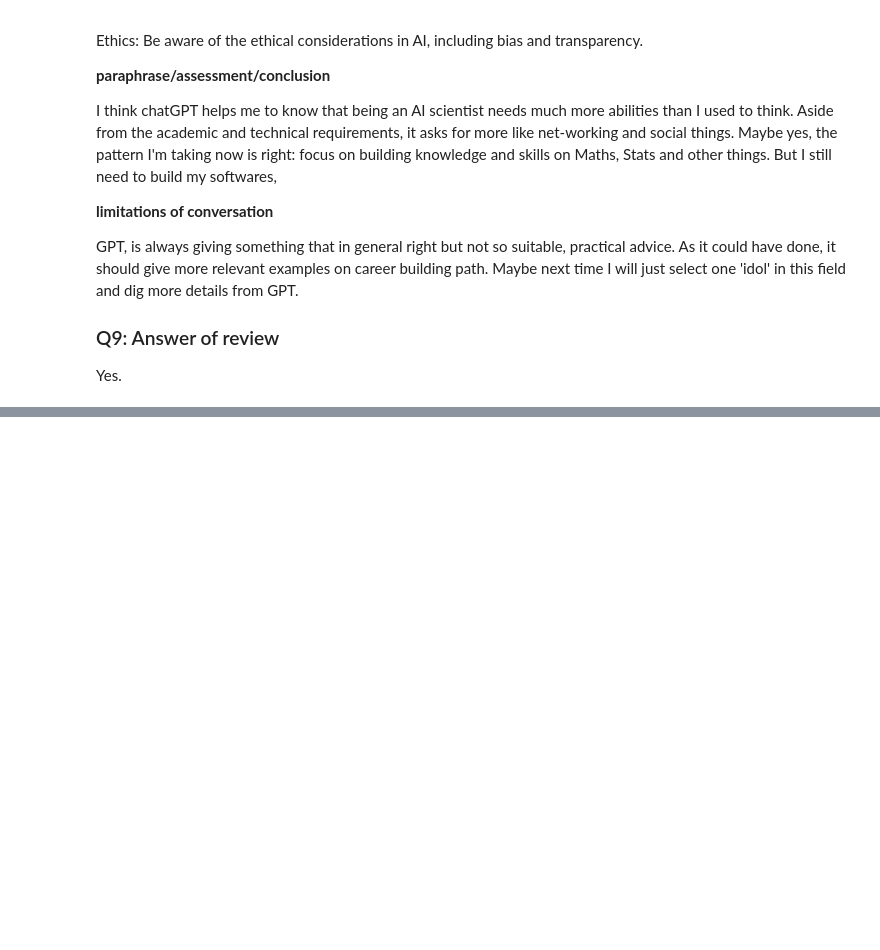
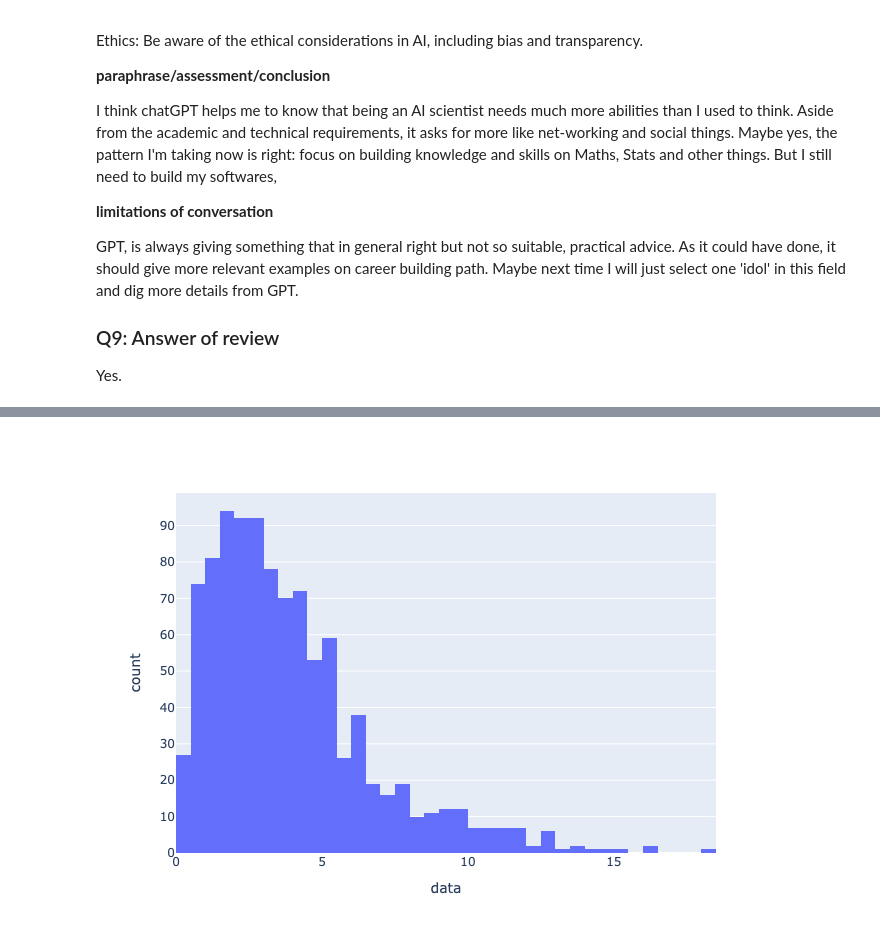
Before and after one commit to Hwwv/STA130, a Jupyter notebook: Notebook_STA130.ipynb, the cells around one changed output, grey strips where cells are left out. Cells and saved outputs as stored; diff of their text form; code cells hidden in the pictures; blank space fills up the shorter version.

```diff
--- a/Notebook_STA130.ipynb
+++ b/Notebook_STA130.ipynb
@@ -974,0 +1414,23 @@ Yes.
+# %%
+from scipy import stats
+import pandas as pd
+import numpy as np
+import plotly.express as px
+
+# Generate a sample from a gamma distribution (right-skewed)
+sample1 = stats.gamma(a=2, scale=2).rvs(size=1000)
+# Create a histogram of the generated data
+fig1 = px.histogram(pd.DataFrame({'data': sample1}), x="data")
+# Show the histogram
+fig1.show(renderer="png")
+
+# Calculate the mean
+mean_sample1 = sample1.mean()
+
+# Calculate the median
+median_sample1 = np.quantile(sample1, [0.5])
+
+# Generate another sample from the negative gamma distribution (left-skewed)
+sample2 = -stats.gamma(a=2, scale=2).rvs(size=1000)
+# %% [output]
+[figure, added]
```
Also changed, not shown: parts of 18 cells of this notebook.
